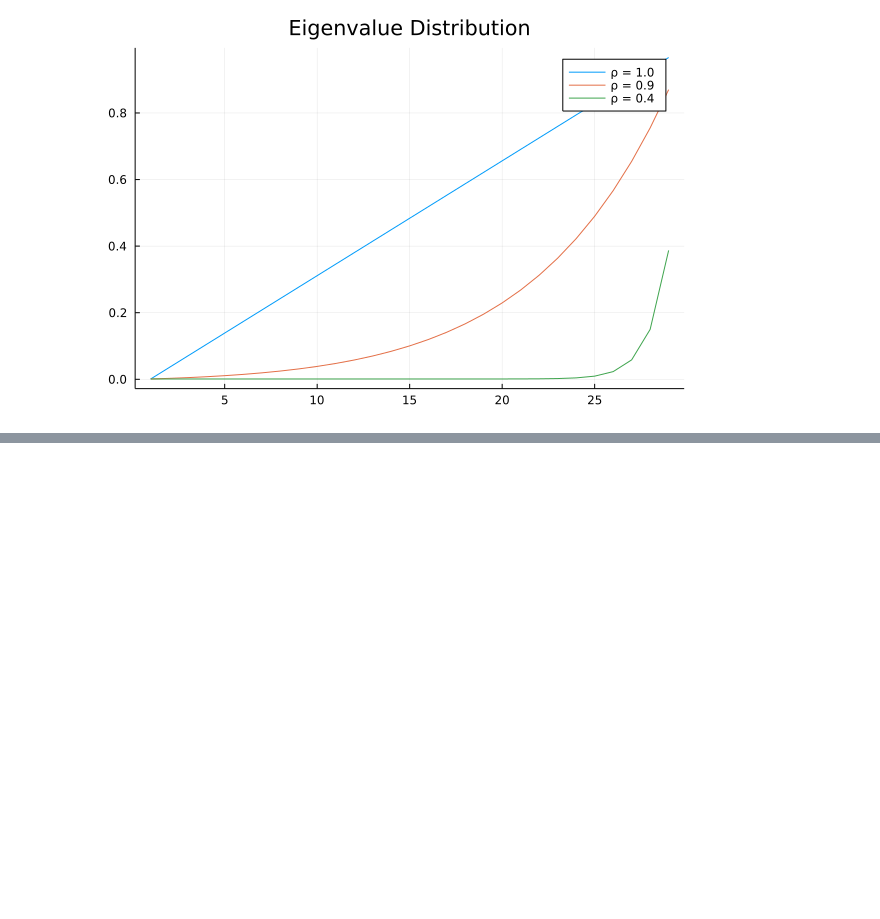
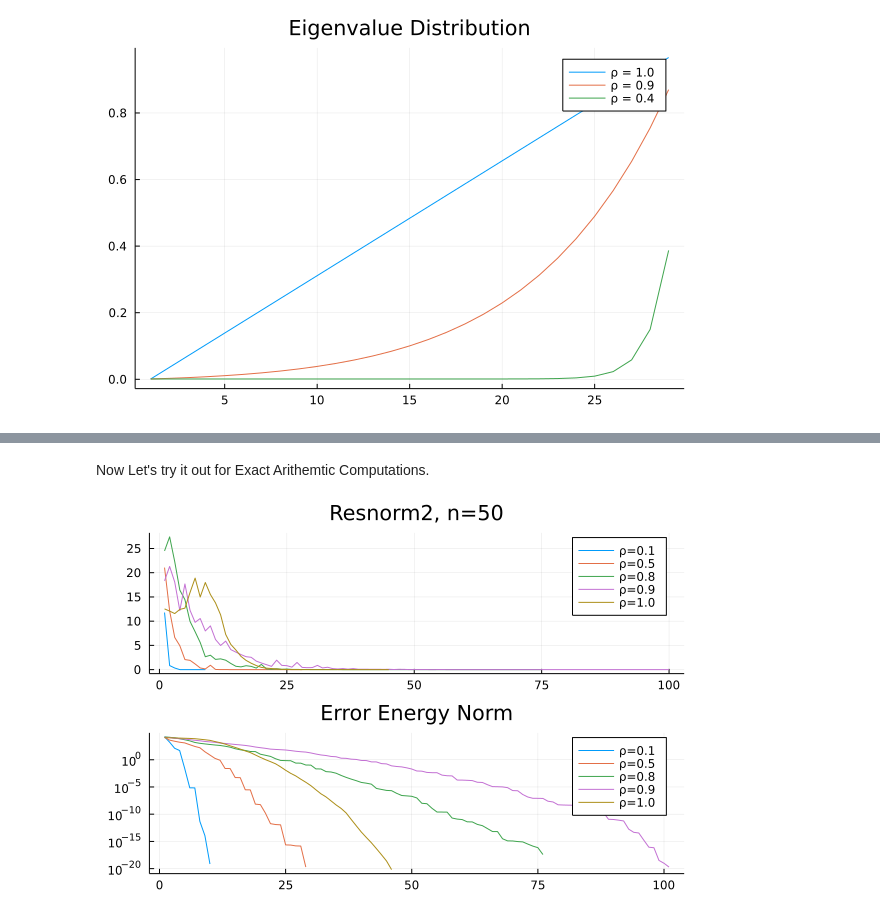
Before and after one commit to iluvjava/Silly_Julia_stuff, a Jupyter notebook: Subspace_Projection_Method/CG_Convergence.ipynb, the cells around one changed output, grey strips where cells are left out. Drawn from its saved outputs; the diff is of its cells as text; code cells hidden in the pictures; blank space fills up the shorter version.

```diff
--- a/Subspace_Projection_Method/CG_Convergence.ipynb
+++ b/Subspace_Projection_Method/CG_Convergence.ipynb
@@ -116,0 +60,20 @@ length(ResNorm)
+# %% [markdown]
+Now Let's try it out for Exact Arithemtic Computations.
+# %%
+n = 50
+fig1 = plot(title="Resnorm2, n=$(n)")
+fig2 = plot(title="Error Energy Norm")
+
+for ρ = [0.1, 0.5, 0.8, 0.9, 1]
+    A = GetNastyPSDMatrix(ρ, n)  # A random matrix
+    b = rand(size(A, 2))
+    A = convert(Matrix{Rational{BigInt}}, A)
+    b = convert(Vector{Rational{BigInt}}, b)
+    cg, Guesses, ResNorm = RunCGTillEnd(A, b, maxitr=2000, epsilon=1e-10)
+    plot!(fig1, ResNorm, label="ρ=$(ρ)")
+    plot!(fig2, EnergyErrorNorm(A, b, Guesses), yaxis=:log10, label="ρ=$(ρ)")
+
+end
+plot(fig1, fig2, layout=(2, 1))
+# %% [output]
+[figure, added]
```
Also changed, not shown: parts of 8 cells of this notebook, 8 other files.
